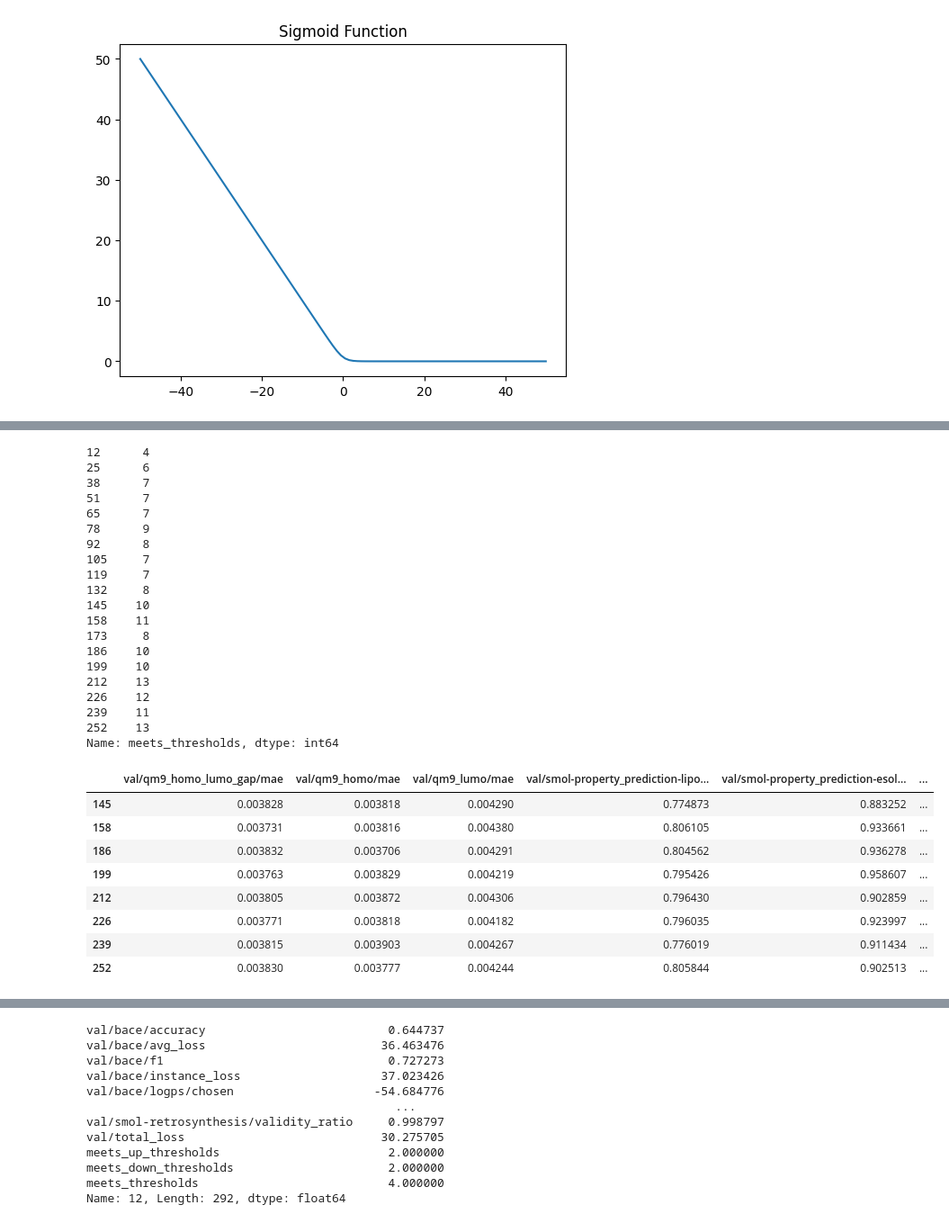
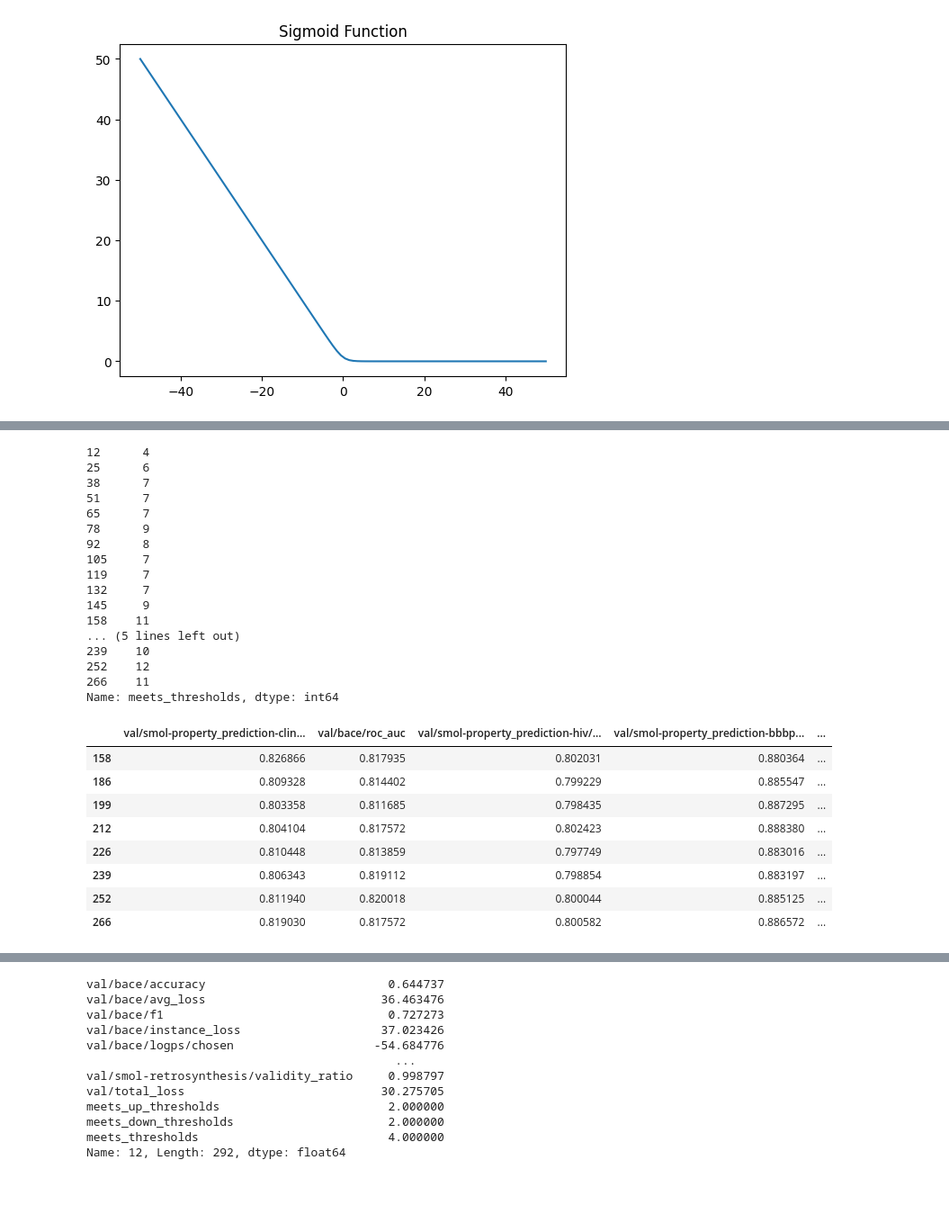
Before and after one commit to chless/Mol-LLM-submission, a Jupyter notebook: Mol-LLM/plot_metric.ipynb, the cells around one changed output, grey strips where cells are left out. Shown at 90% size. Cells and saved outputs as stored; diff of their text form; code cells hidden in the pictures; blank space fills up the shorter version.

Commit message:
fix: lipo esol metric

```diff
--- a/Mol-LLM/plot_metric.ipynb
+++ b/Mol-LLM/plot_metric.ipynb
@@ -35,30 +53,12 @@ val_data = data.loc[:, data.columns.str.contains('val')]
 # remove rows with all nan
 val_data = val_data.dropna(how='all')
 
-thresholds = {
-    'val/qm9_homo_lumo_gap/mae': 0.0039,
-    'val/qm9_homo/mae': 0.0039,
-    'val/qm9_lumo/mae': 0.0044,
-    'val/smol-property_prediction-lipo/mae': 1.18,
-    'val/smol-property_prediction-esol/mae': 0.93,
-    'val/smol-property_prediction-clintox/roc_auc': 0.869,
-    'val/bace/roc_auc': 0.871,
-    'val/smol-property_prediction-hiv/roc_auc': 0.774,
-    'val/smol-property_prediction-bbbp/roc_auc': 0.835,
-    'val/smol-property_prediction-sider/roc_auc': 0.761,
-    'val/retrosynthesis/exact_match_ratio': 0.558,
-    'val/forward_reaction_prediction/exact_match_ratio': 0.928,
-    'val/reagent_prediction/exact_match_ratio': 0.223,
-    'val/chebi-20-text2mol/exact_match_ratio': 0.46,
-    'val/chebi-20-mol2text/bleu2': 0.587
-}
-
 down_thresholds = {
     'val/qm9_homo_lumo_gap/mae': 0.0039,
     'val/qm9_homo/mae': 0.0039,
     'val/qm9_lumo/mae': 0.0044,
-    'val/smol-property_prediction-lipo/mae': 1.18,
-    'val/smol-property_prediction-esol/mae': 0.93,
+    'val/smol-property_prediction-lipo/rmse': 1.18,
+    'val/smol-property_prediction-esol/rmse': 0.93,
 }
 
 up_thresholds = {
@@ -91,31 +91,28 @@ val_data['meets_thresholds']
 92      8
 105     7
 119     7
-132     8
-145    10
+132     7
+145     9
 158    11
-173     8
-186    10
-199    10
-212    13
-226    12
-239    11
-252    13
+... (5 lines left out)
+239    10
+252    12
+266    11
 Name: meets_thresholds, dtype: int64
 # %%
-val_data_filtered = val_data[thresholds.keys()]
+val_data_filtered = val_data[list(up_thresholds.keys()) + list(down_thresholds.keys())]
 val_data_filtered = val_data_filtered[val_data['meets_thresholds'] >= 10]
 val_data_filtered
 # %% [output]
-|  | val/qm9_homo_lumo_gap/mae | val/qm9_homo/mae | val/qm9_lumo/mae | val/smol-property_prediction-lipo... | val/smol-property_prediction-esol... | ... |
-| 145 | 0.003828 | 0.003818 | 0.004290 | 0.774873 | 0.883252 | ... |
-| 158 | 0.003731 | 0.003816 | 0.004380 | 0.806105 | 0.933661 | ... |
-| 186 | 0.003832 | 0.003706 | 0.004291 | 0.804562 | 0.936278 | ... |
-| 199 | 0.003763 | 0.003829 | 0.004219 | 0.795426 | 0.958607 | ... |
-| 212 | 0.003805 | 0.003872 | 0.004306 | 0.796430 | 0.902859 | ... |
-| 226 | 0.003771 | 0.003818 | 0.004182 | 0.796035 | 0.923997 | ... |
-| 239 | 0.003815 | 0.003903 | 0.004267 | 0.776019 | 0.911434 | ... |
-| 252 | 0.003830 | 0.003777 | 0.004244 | 0.805844 | 0.902513 | ... |
+|  | val/smol-property_prediction-clin... | val/bace/roc_auc | val/smol-property_prediction-hiv/... | val/smol-property_prediction-bbbp... | ... |
+| 158 | 0.826866 | 0.817935 | 0.802031 | 0.880364 | ... |
+| 186 | 0.809328 | 0.814402 | 0.799229 | 0.885547 | ... |
+| 199 | 0.803358 | 0.811685 | 0.798435 | 0.887295 | ... |
+| 212 | 0.804104 | 0.817572 | 0.802423 | 0.888380 | ... |
+| 226 | 0.810448 | 0.813859 | 0.797749 | 0.883016 | ... |
+| 239 | 0.806343 | 0.819112 | 0.798854 | 0.883197 | ... |
+| 252 | 0.811940 | 0.820018 | 0.800044 | 0.885125 | ... |
+| 266 | 0.819030 | 0.817572 | 0.800582 | 0.886572 | ... |
 # %%
 val_data_filtered.iloc[0]
 # %% [output]
```
Also changed, not shown: parts of 5 cells of this notebook.
